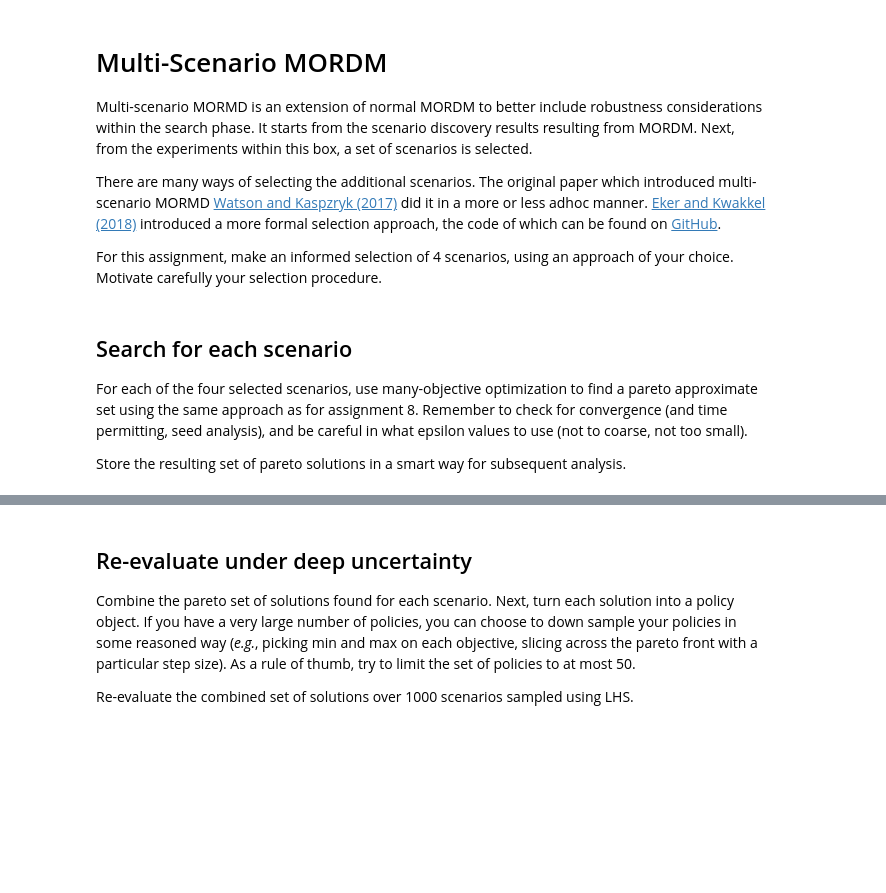
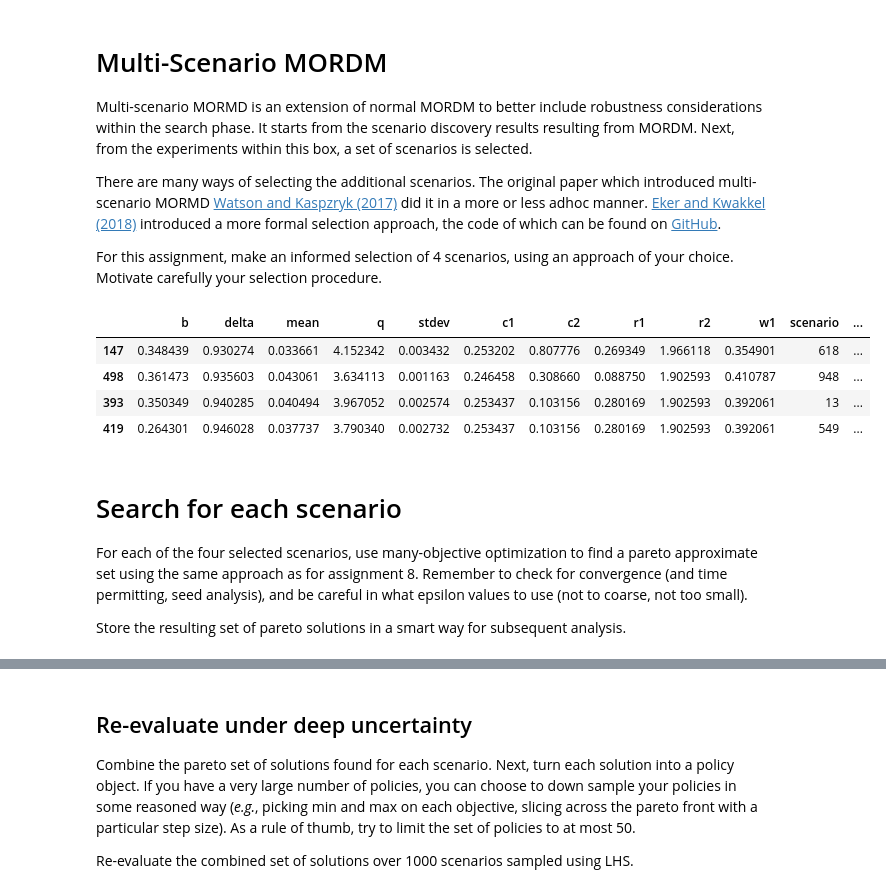
Before and after one commit to SoniAnmol/epa_1361_group_20_final_project, a Jupyter notebook: Week 5-6 - robustness and direct search/assignment 9 - multi-scenario MORDM_anmol.ipynb, the cells around one changed output, grey strips where cells are left out. Drawn from its saved outputs; the diff is of its cells as text; code cells hidden in the pictures; blank space fills up the shorter version.

```diff
--- a/Week 5-6 - robustness and direct search/assignment 9 - multi-scenario MORDM_anmol.ipynb
+++ b/Week 5-6 - robustness and direct search/assignment 9 - multi-scenario MORDM_anmol.ipynb
@@ -128,9 +161,25 @@ no_workers = multiprocessing.cpu_count()
 
     pool.close()
     pool.join()
+# %%
+# Selecting 4 random scenarios
+import random
+random_scenario=[]
+for i in range(4):
+    random_scenario.append(random.randint(0,len(exp)))
+
+# Subsetting exp for randm scenarios
+random_scenario = exp.iloc[random_scenario,:]
+# %%
+random_scenario
+# %% [output]
+|  | b | delta | mean | q | stdev | c1 | c2 | r1 | r2 | w1 | scenario | ... |
+| 147 | 0.348439 | 0.930274 | 0.033661 | 4.152342 | 0.003432 | 0.253202 | 0.807776 | 0.269349 | 1.966118 | 0.354901 | 618 | ... |
+| 498 | 0.361473 | 0.935603 | 0.043061 | 3.634113 | 0.001163 | 0.246458 | 0.308660 | 0.088750 | 1.902593 | 0.410787 | 948 | ... |
+| 393 | 0.350349 | 0.940285 | 0.040494 | 3.967052 | 0.002574 | 0.253437 | 0.103156 | 0.280169 | 1.902593 | 0.392061 | 13 | ... |
+| 419 | 0.264301 | 0.946028 | 0.037737 | 3.790340 | 0.002732 | 0.253437 | 0.103156 | 0.280169 | 1.902593 | 0.392061 | 549 | ... |
 # %% [markdown]
-## Search for each scenario
-
+# Search for each scenario
 For each of the four selected scenarios, use many-objective optimization to find a pareto approximate set using the same approach as for assignment 8. Remember to check for convergence (and time permitting, seed analysis), and be careful in what epsilon values to use (not to coarse, not too small).
 
 Store the resulting set of pareto solutions in a smart way for subsequent analysis.
```
Also changed, not shown: parts of 10 cells of this notebook.
